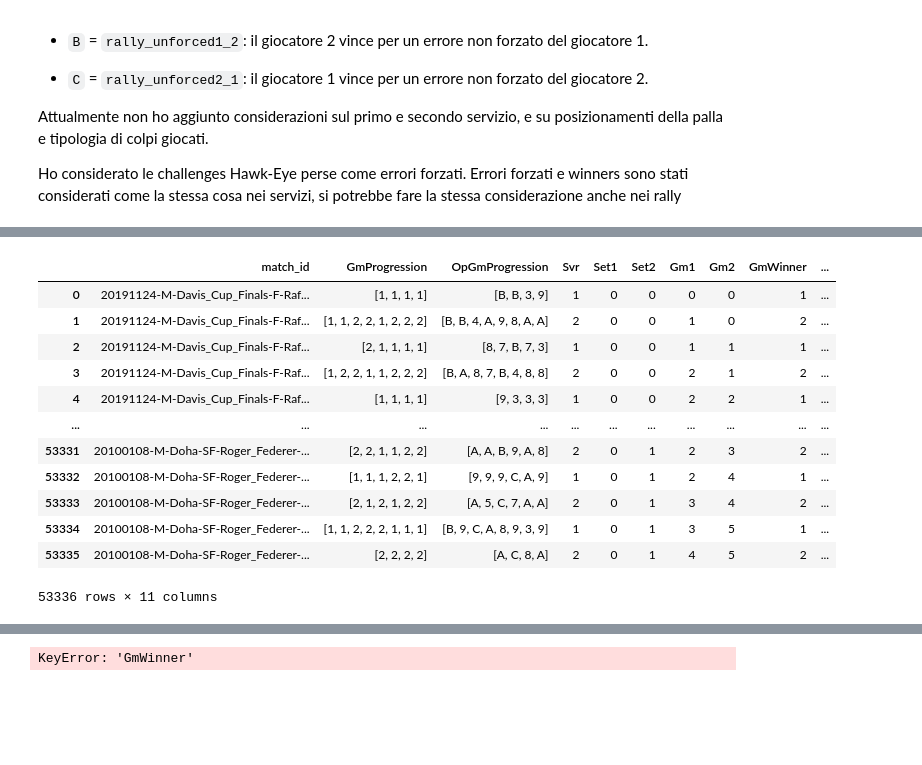
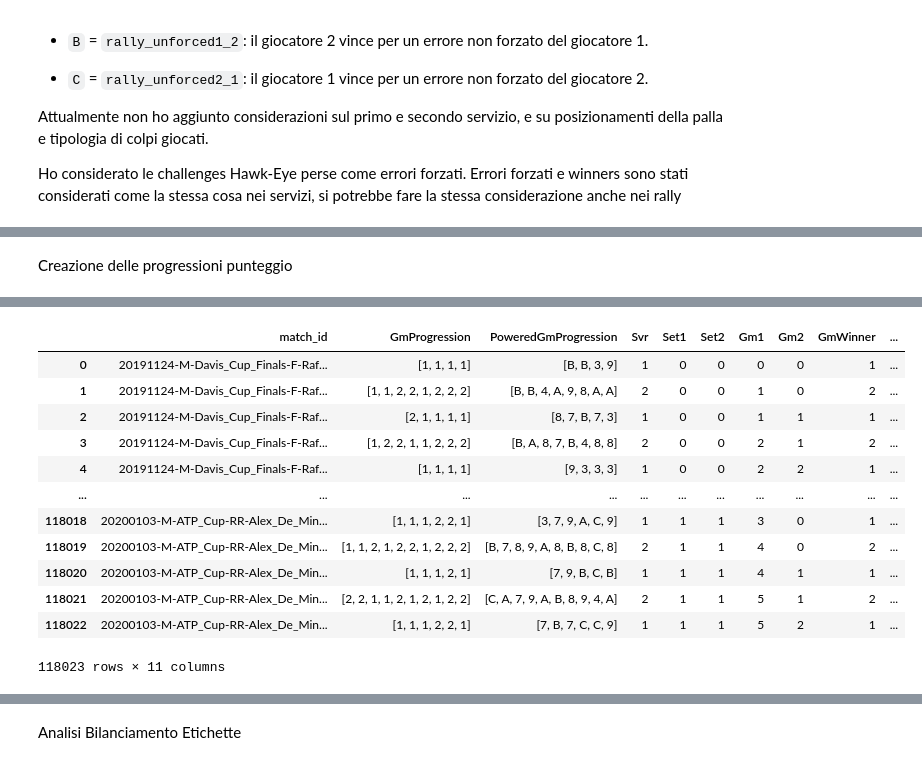
Before and after one commit to oraziotorre/MomentumShiftAI, a Jupyter notebook: ModelDevelopment.ipynb, the cells around one changed output, grey strips where cells are left out. Cells and saved outputs as stored; diff of their text form; code cells hidden in the pictures; blank space fills up the shorter version.

```diff
--- a/ModelDevelopment.ipynb
+++ b/ModelDevelopment.ipynb
@@ -31,0 +13,31 @@ Warning: total number of rows (329847) exceeds max_rows (20000). Falling back to
+# %%
+url = "https://raw.githubusercontent.com/JeffSackmann/tennis_MatchChartingProject/master/charting-m-points-2020s.csv"
+response = requests.get(url)
+
+with open("charting-m-points-2020s.csv", "w") as f:
+    f.write(response.text)
+
+dataset1 = pd.read_csv("charting-m-points-2020s.csv")
+
+
+url = "https://raw.githubusercontent.com/JeffSackmann/tennis_MatchChartingProject/master/charting-m-points-2010s.csv"
+response = requests.get(url)
+
+with open("charting-m-points-2010s.csv", "w") as f:
+    f.write(response.text)
+
+dataset2 = pd.read_csv("charting-m-points-2010s.csv")
+
+
+url = "https://raw.githubusercontent.com/JeffSackmann/tennis_MatchChartingProject/master/charting-m-points-to-2009.csv"
+response = requests.get(url)
+
+with open("charting-m-points-to-2009.csv", "w") as f:
+    f.write(response.text)
+
+dataset3 = pd.read_csv("charting-m-points-to-2009.csv")
+
+
+dataset = pd.concat([dataset1, dataset2, dataset3], ignore_index=True)
+
+dataset
@@ -244,3 +269,5 @@ INFINE AGGIUNGERE LA LOGICA SULLE TIPOLOGIE DI PUNTI DEFINITE PRECEDENTEMENTE qu
+# %% [markdown]
+Creazione delle progressioni punteggio
 # %%
 new_data = []
 current_id = None
@@ -275,7 +302,7 @@ for index, row in dataset.iterrows():
         new_row = {
             'match_id': match_id,
             'GmProgression': [point_winner],
-            'OpGmProgression': [point_type],
+            'PoweredGmProgression': [point_type],
             "Svr": row['Svr'],
             'Set1': row['Set1'],
             'Set2': row['Set2'],
@@ -303,7 +330,7 @@ for index, row in dataset.iterrows():
         new_row = {
             'match_id': match_id,
             'GmProgression': [point_winner],
-            'OpGmProgression': [point_type],
+            'PoweredGmProgression': [point_type],
             'Svr': row['Svr'],
             'Set1': row['Set1'],
             'Set2': row['Set2'],
@@ -326,7 +353,7 @@ for index, row in dataset.iterrows():
         new_row = {
             'match_id': match_id,
             'GmProgression': [point_winner],
-            'OpGmProgression': [point_type],
+            'PoweredGmProgression': [point_type],
             'Svr': row['Svr'],
             'Set1': row['Set1'],
             'Set2': row['Set2'],
@@ -342,7 +369,7 @@ for index, row in dataset.iterrows():
         # Save Game progression sequences
         if new_row:
             new_row['GmProgression'].append(point_winner)
-            new_row['OpGmProgression'].append(point_type)
+            new_row['PoweredGmProgression'].append(point_type)
 
     last_point = point_winner
 
@@ -366,13 +393,13 @@ Warning: total number of rows (53336) exceeds max_rows (20000). Falling back to
-|  | match_id | GmProgression | OpGmProgression | Svr | Set1 | Set2 | Gm1 | Gm2 | GmWinner | ... |
+|  | match_id | GmProgression | PoweredGmProgression | Svr | Set1 | Set2 | Gm1 | Gm2 | GmWinner | ... |
 | 0 | 20191124-M-Davis_Cup_Finals-F-Raf... | [1, 1, 1, 1] | [B, B, 3, 9] | 1 | 0 | 0 | 0 | 0 | 1 | ... |
 | 1 | 20191124-M-Davis_Cup_Finals-F-Raf... | [1, 1, 2, 2, 1, 2, 2, 2] | [B, B, 4, A, 9, 8, A, A] | 2 | 0 | 0 | 1 | 0 | 2 | ... |
 | 2 | 20191124-M-Davis_Cup_Finals-F-Raf... | [2, 1, 1, 1, 1] | [8, 7, B, 7, 3] | 1 | 0 | 0 | 1 | 1 | 1 | ... |
 | 3 | 20191124-M-Davis_Cup_Finals-F-Raf... | [1, 2, 2, 1, 1, 2, 2, 2] | [B, A, 8, 7, B, 4, 8, 8] | 2 | 0 | 0 | 2 | 1 | 2 | ... |
 | 4 | 20191124-M-Davis_Cup_Finals-F-Raf... | [1, 1, 1, 1] | [9, 3, 3, 3] | 1 | 0 | 0 | 2 | 2 | 1 | ... |
 | ... | ... | ... | ... | ... | ... | ... | ... | ... | ... | ... |
-| 53331 | 20100108-M-Doha-SF-Roger_Federer-... | [2, 2, 1, 1, 2, 2] | [A, A, B, 9, A, 8] | 2 | 0 | 1 | 2 | 3 | 2 | ... |
-| 53332 | 20100108-M-Doha-SF-Roger_Federer-... | [1, 1, 1, 2, 2, 1] | [9, 9, 9, C, A, 9] | 1 | 0 | 1 | 2 | 4 | 1 | ... |
-| 53333 | 20100108-M-Doha-SF-Roger_Federer-... | [2, 1, 2, 1, 2, 2] | [A, 5, C, 7, A, A] | 2 | 0 | 1 | 3 | 4 | 2 | ... |
-| 53334 | 20100108-M-Doha-SF-Roger_Federer-... | [1, 1, 2, 2, 2, 1, 1, 1] | [B, 9, C, A, 8, 9, 3, 9] | 1 | 0 | 1 | 3 | 5 | 1 | ... |
-| 53335 | 20100108-M-Doha-SF-Roger_Federer-... | [2, 2, 2, 2] | [A, C, 8, A] | 2 | 0 | 1 | 4 | 5 | 2 | ... |
+| 118018 | 20200103-M-ATP_Cup-RR-Alex_De_Min... | [1, 1, 1, 2, 2, 1] | [3, 7, 9, A, C, 9] | 1 | 1 | 1 | 3 | 0 | 1 | ... |
+| 118019 | 20200103-M-ATP_Cup-RR-Alex_De_Min... | [1, 1, 2, 1, 2, 2, 1, 2, 2, 2] | [B, 7, 8, 9, A, 8, B, 8, C, 8] | 2 | 1 | 1 | 4 | 0 | 2 | ... |
+| 118020 | 20200103-M-ATP_Cup-RR-Alex_De_Min... | [1, 1, 1, 2, 1] | [7, 9, B, C, B] | 1 | 1 | 1 | 4 | 1 | 1 | ... |
+| 118021 | 20200103-M-ATP_Cup-RR-Alex_De_Min... | [2, 2, 1, 1, 2, 1, 2, 1, 2, 2] | [C, A, 7, 9, A, B, 8, 9, 4, A] | 2 | 1 | 1 | 5 | 1 | 2 | ... |
+| 118022 | 20200103-M-ATP_Cup-RR-Alex_De_Min... | [1, 1, 1, 2, 2, 1] | [7, B, 7, C, C, 9] | 1 | 1 | 1 | 5 | 2 | 1 | ... |
-53336 rows × 11 columns
+118023 rows × 11 columns
@@ -379,4 +407,2 @@ Warning: total number of rows (53336) exceeds max_rows (20000). Falling back to
-# %%
-simboli_finali = Counter(dataset['GmWinner'])
-# %% [output]
-KeyError: 'GmWinner'
+# %% [markdown]
+Analisi Bilanciamento Etichette
```
Also changed, not shown: parts of 20 cells of this notebook.
